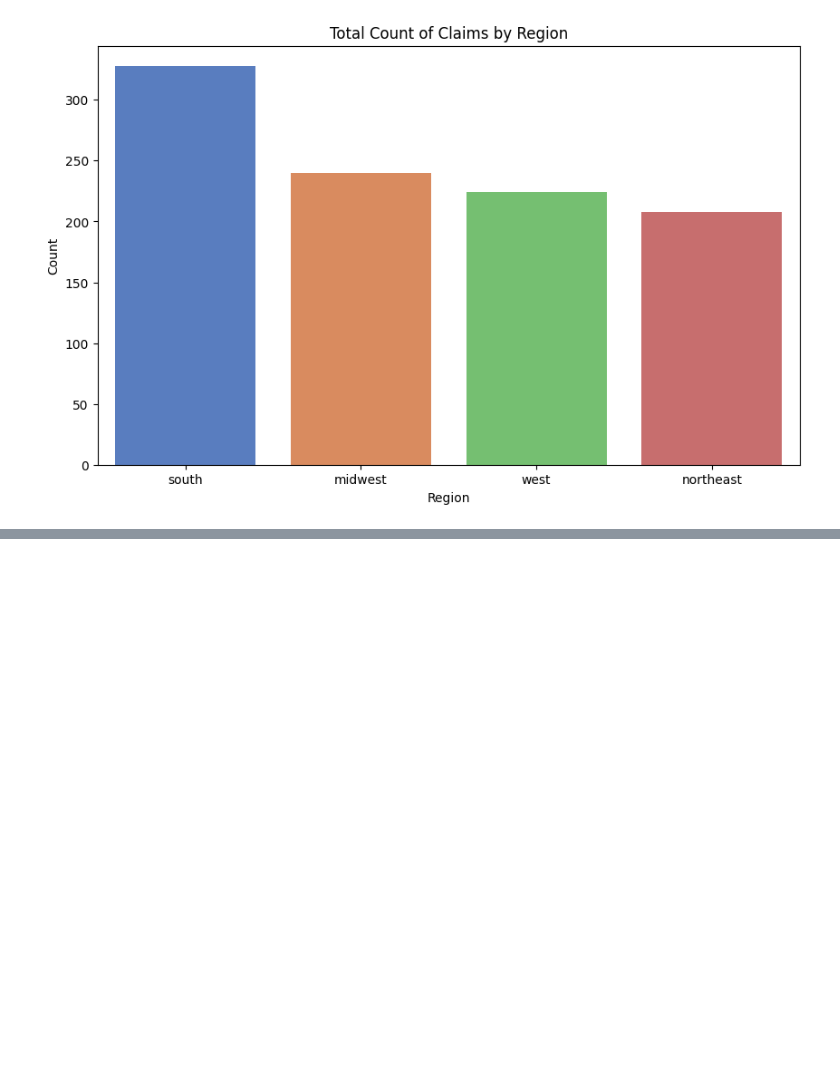
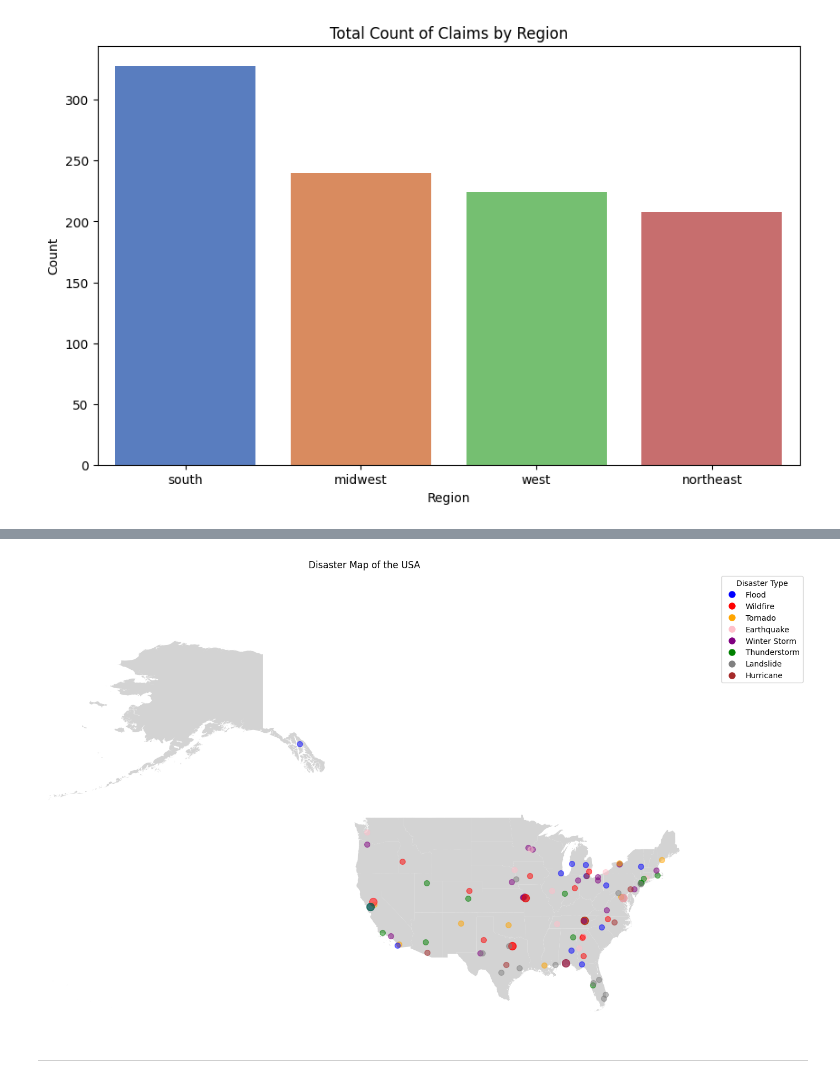
Before and after one commit to StateFarmInsCodingCompetition/2023-StateFarm-CodingCompetition-Finals, a Jupyter notebook: python/data_analysis.ipynb, the cells around one changed output, grey strips where cells are left out. Cells and saved outputs as stored; diff of their text form; code cells hidden in the pictures; blank space fills up the shorter version.

Commit message:
Import Data, Write Data Analysis Report

```diff
--- a/python/data_analysis.ipynb
+++ b/python/data_analysis.ipynb
@@ -254,0 +237,54 @@ ModuleNotFoundError: No module named 'cartopy'
+# %%
+# Group by 'lat' and 'long' and count the occurrences
+location_counts = disasters.groupby(['lat', 'long']).size().reset_index(name='counts')
+
+# Merge the counts back into the original DataFrame
+disasters = disasters.merge(location_counts, on=['lat', 'long'])
+
+# Normalize the counts for plotting purposes
+# This will scale the counts to a range suitable for the markersize or alpha
+max_count = disasters['counts'].max()
+disasters['normalized_counts'] = disasters['counts'] / max_count
+# %%
+# Load the shapefile
+us_states = gpd.read_file('data/map/US_States.shp')
+
+# Convert the disaster data into GeoDataFrame
+gdf = gpd.GeoDataFrame(disasters, geometry=gpd.points_from_xy(disasters['long'], disasters['lat']))
+
+# Plot the states
+fig, ax = plt.subplots(figsize=(15, 15))
+us_states.plot(ax=ax, color='lightgrey')
+
+# Plot each disaster point with a different color based on the type of disaster
+disaster_types = gdf['type'].unique()
+colors = ['blue', 'red', 'orange', 'pink', 'purple', 'green', 'grey', 'brown']  # Define more colors if you have more types
+color_dict = dict(zip(disaster_types, colors))
+
+# Iterate through the disaster types and plot them
+for idx, row in gdf.iterrows():
+    ax.scatter(row['geometry'].x, row['geometry'].y, s = 100 * row['normalized_counts'],  # scale size by normalized count
+               color=color_dict[row['type']], alpha=0.5)  # scale alpha by normalized count
+
+
+# Set the x and y axis limits to fit the contiguous US
+ax.set_xlim(-180, -66)
+ax.set_ylim(24, 80)
+ax.set_title('Disaster Map of the USA')
+
+# Create a legend for the disaster types
+legend_elements = [plt.Line2D([0], [0], marker='o', color='w', label=disaster_type,
+                              markerfacecolor=color, markersize=10)
+                   for disaster_type, color in color_dict.items()]
+ax.legend(handles=legend_elements, title='Disaster Type', bbox_to_anchor=(1.05, 1), loc='upper left')
+
+
+# Remove the x and y axis since they often aren't useful in a geographical plot
+ax.set_axis_off()
+
+# Show the plot
+plt.show()
+# %% [output]
+[figure, added]
+# %% [markdown]
+---
```
Also changed, not shown: parts of 12 cells of this notebook, 8 other files.
